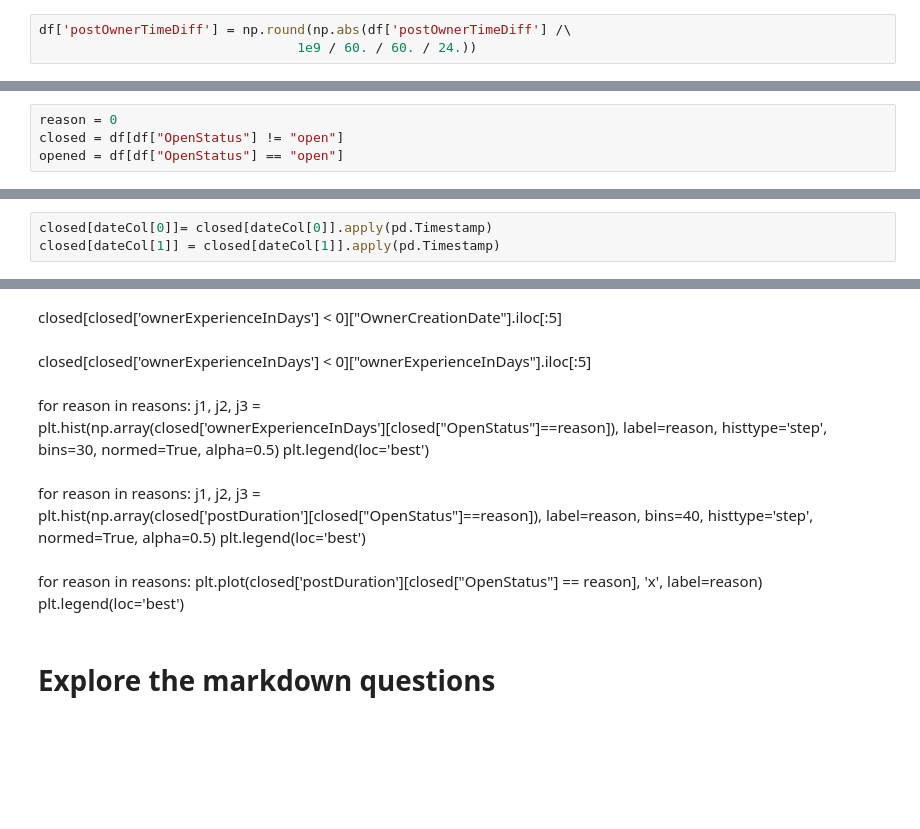
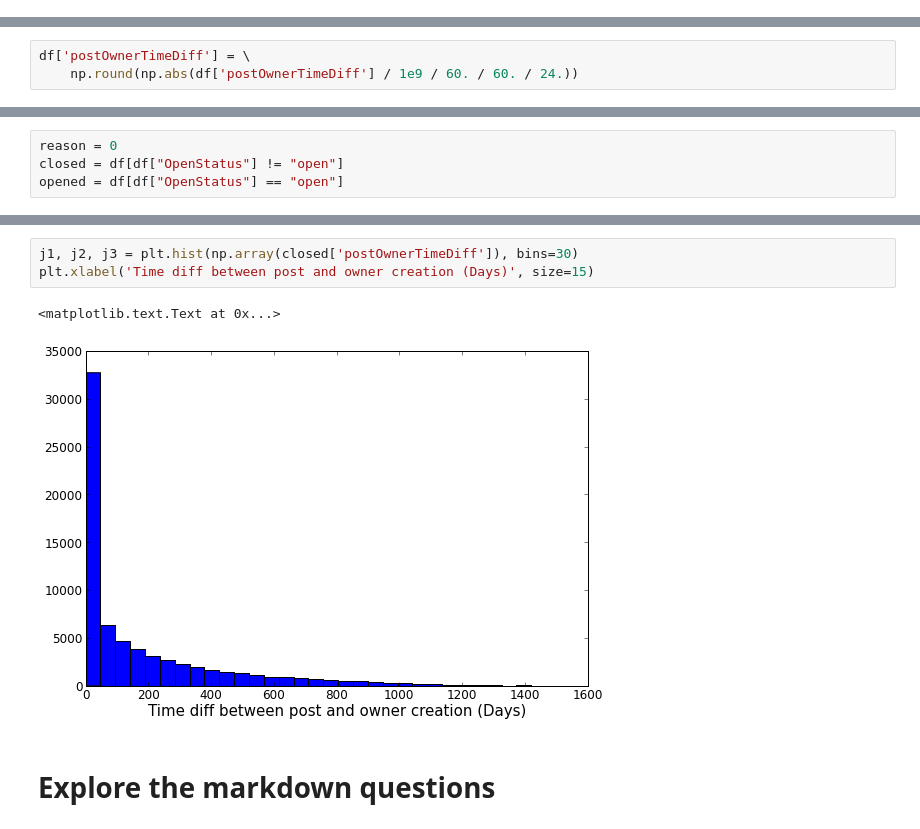
Before and after one commit to karenyng/HW3_Stat250_W14, a Jupyter notebook: writeup/Data exploration and preprocessing.ipynb, the cells around one changed output, grey strips where cells are left out. Saved outputs shown, nothing was run; the diff lists cells and outputs as text; blank space fills up the shorter version.

```diff
--- a/writeup/Data exploration and preprocessing.ipynb
+++ b/writeup/Data exploration and preprocessing.ipynb
@@ -72,6 +52,3 @@ Also the subtraction process will somehow make the time difference become negati
-# %%
-df['postOwnerTimeDiff'] = np.round(np.abs(df['postOwnerTimeDiff'] /\
-                                 1e9 / 60. / 60. / 24.))
 # %% [markdown]
 ## Examine if the data are read correctly
 # %%
@@ -210 +208,4 @@ for col in numCol:
+# %%
+df['postOwnerTimeDiff'] = \
+    np.round(np.abs(df['postOwnerTimeDiff'] / 1e9 / 60. / 60. / 24.))
 # %% [markdown]
@@ -218,3 +216,0 @@ It is a known problem that numpy cannot do arithmetic of days correctly if the "
-# %%
-closed[dateCol[0]]= closed[dateCol[0]].apply(pd.Timestamp)
-closed[dateCol[1]] = closed[dateCol[1]].apply(pd.Timestamp)
@@ -254,24 +217,9 @@ closed[closed['ownerExperienceInDays'] < 0][dateCol[0]].iloc[:5]
-# %% [markdown]
-closed[closed['ownerExperienceInDays'] < 0]["OwnerCreationDate"].iloc[:5]
-# %% [markdown]
-closed[closed['ownerExperienceInDays'] < 0]["ownerExperienceInDays"].iloc[:5]
-# %% [markdown]
-for reason in reasons:
-    j1, j2, j3 = \
-        plt.hist(np.array(closed['ownerExperienceInDays'][closed["OpenStatus"]==reason]),
-                 label=reason, histtype='step', bins=30, normed=True, alpha=0.5)
-plt.legend(loc='best')
-# %% [markdown]
-for reason in reasons:
-    j1, j2, j3 = \
-        plt.hist(np.array(closed['postDuration'][closed["OpenStatus"]==reason]),
-                 label=reason, bins=40, histtype='step', normed=True, alpha=0.5)
-plt.legend(loc='best')
-# %% [markdown]
-for reason in reasons:
-    plt.plot(closed['postDuration'][closed["OpenStatus"] == reason], 'x',
-             label=reason)
-plt.legend(loc='best')
+# %%
+j1, j2, j3 = plt.hist(np.array(closed['postOwnerTimeDiff']), bins=30)
+plt.xlabel('Time diff between post and owner creation (Days)', size=15)
+# %% [output]
+<matplotlib.text.Text at 0x...>
+[figure, added]
 # %% [markdown]
 # Explore the markdown questions
 # %% [markdown]
```
Also changed, not shown: parts of 25 cells of this notebook.
